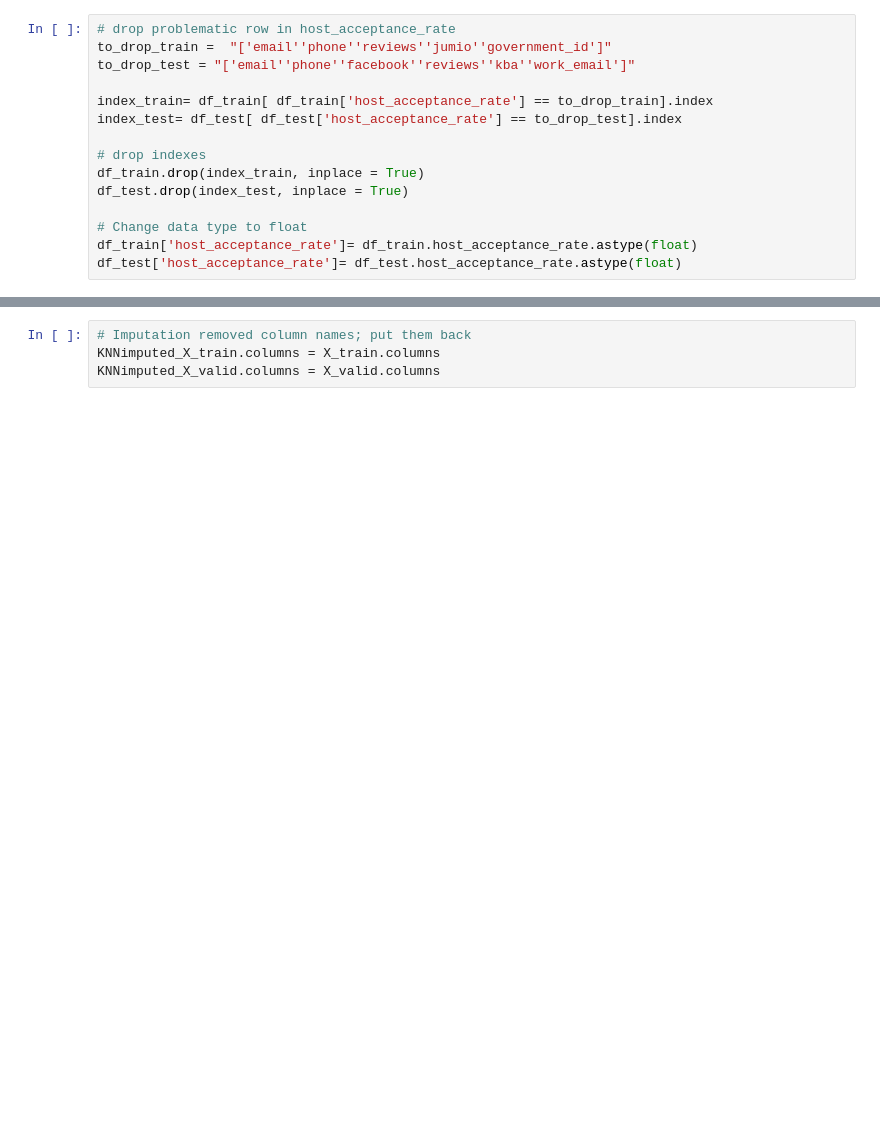
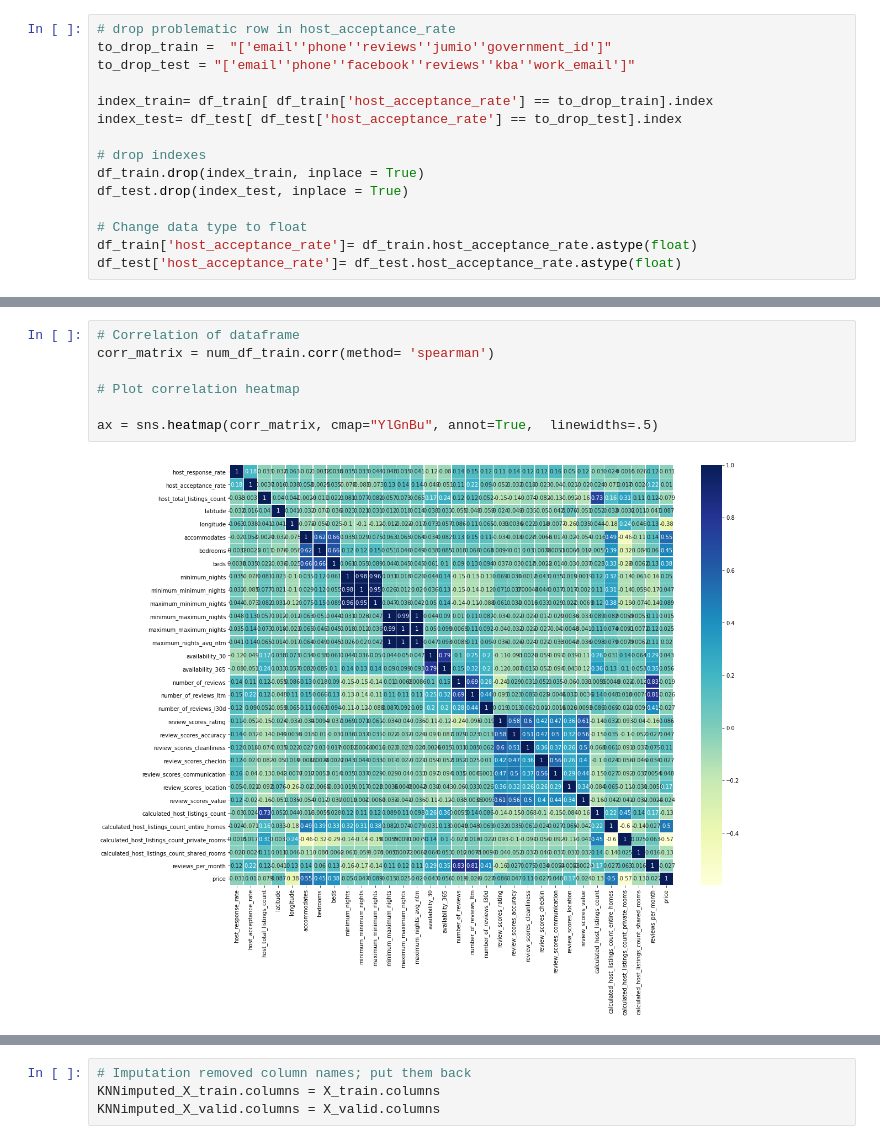
Before and after one commit to obeabi/SDSDecember2020Challenge, a Jupyter notebook: model_v1.ipynb, the cells around one changed output, grey strips where cells are left out. Drawn from its saved outputs; the diff is of its cells as text; blank space fills up the shorter version.

```diff
--- a/model_v1.ipynb
+++ b/model_v1.ipynb
@@ -341,0 +379,9 @@ X_full.head()
+# %%
+# Correlation of dataframe
+corr_matrix = num_df_train.corr(method= 'spearman')
+
+# Plot correlation heatmap
+
+ax = sns.heatmap(corr_matrix, cmap="YlGnBu", annot=True,  linewidths=.5)
+# %% [output]
+[figure, added]
```
Also changed, not shown: parts of 50 cells of this notebook.
